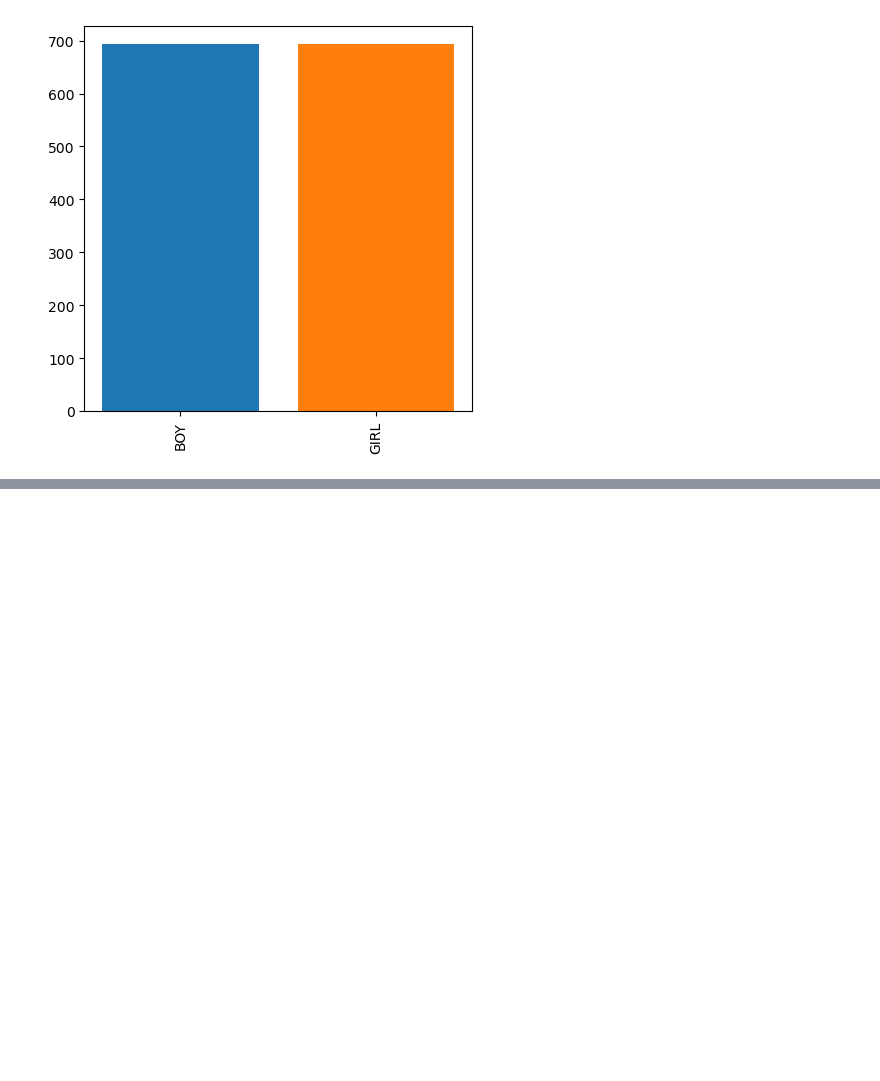
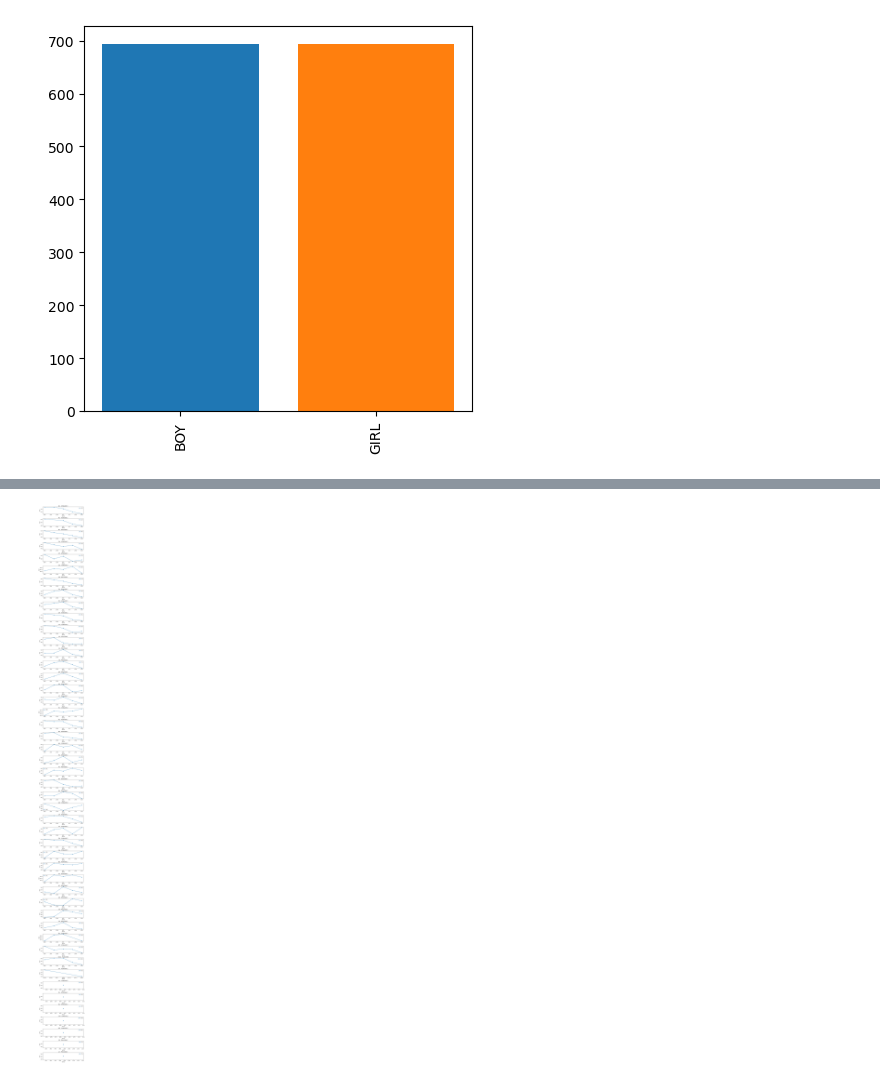
Before and after one commit to VirtueDevs/Pisa_ranks, a Jupyter notebook: Pisa_ranks.ipynb, the cells around one changed output, grey strips where cells are left out. Saved outputs shown, nothing was run; the diff lists cells and outputs as text; code cells hidden in the pictures; blank space fills up the shorter version.

```diff
--- a/Pisa_ranks.ipynb
+++ b/Pisa_ranks.ipynb
@@ -144,0 +186,20 @@ results.head()
+# %%
+indicator = 'PISASCIENCE'
+df_filtred = df_result[df_result['INDICATOR'] == indicator]
+
+unique_locations = df_filtred['LOCATION'].unique()
+
+fig, axs = plt.subplots(len(unique_locations), 1, figsize=(8, 2*len(unique_locations)))
+
+for i, location in enumerate(unique_locations):
+    df_location = df_filtred[df_filtred['LOCATION'] == location]
+    axs[i].plot(df_location['TIME'], df_location['Value'], marker='o', label=location)
+    axs[i].set_title(f"{location} - {indicator}")
+    axs[i].set_xlabel('Tiempo')
+    axs[i].set_ylabel('Valor')
+    axs[i].legend()
+
+plt.tight_layout()
+plt.show()
+# %% [output]
+[figure, added]
```
Also changed, not shown: parts of 4 cells of this notebook.
